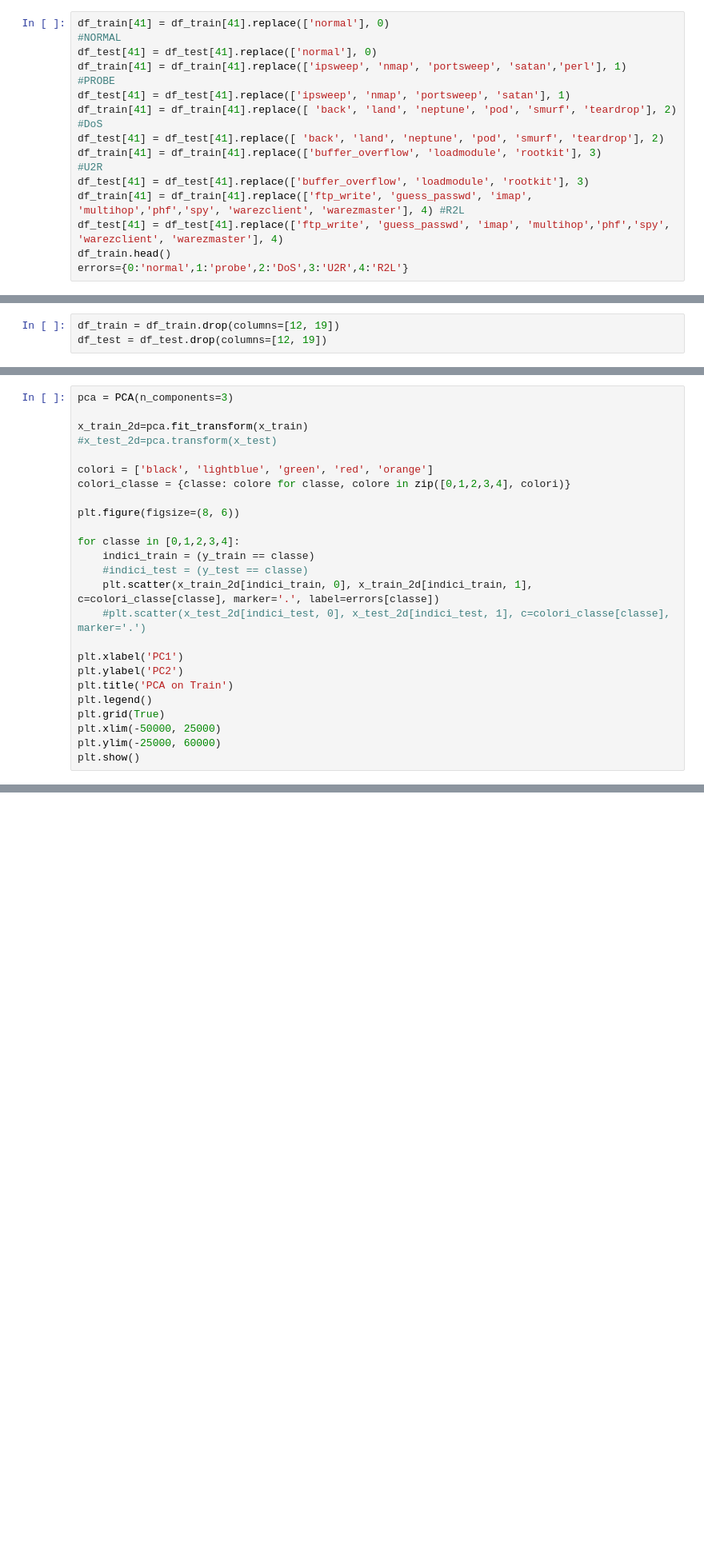
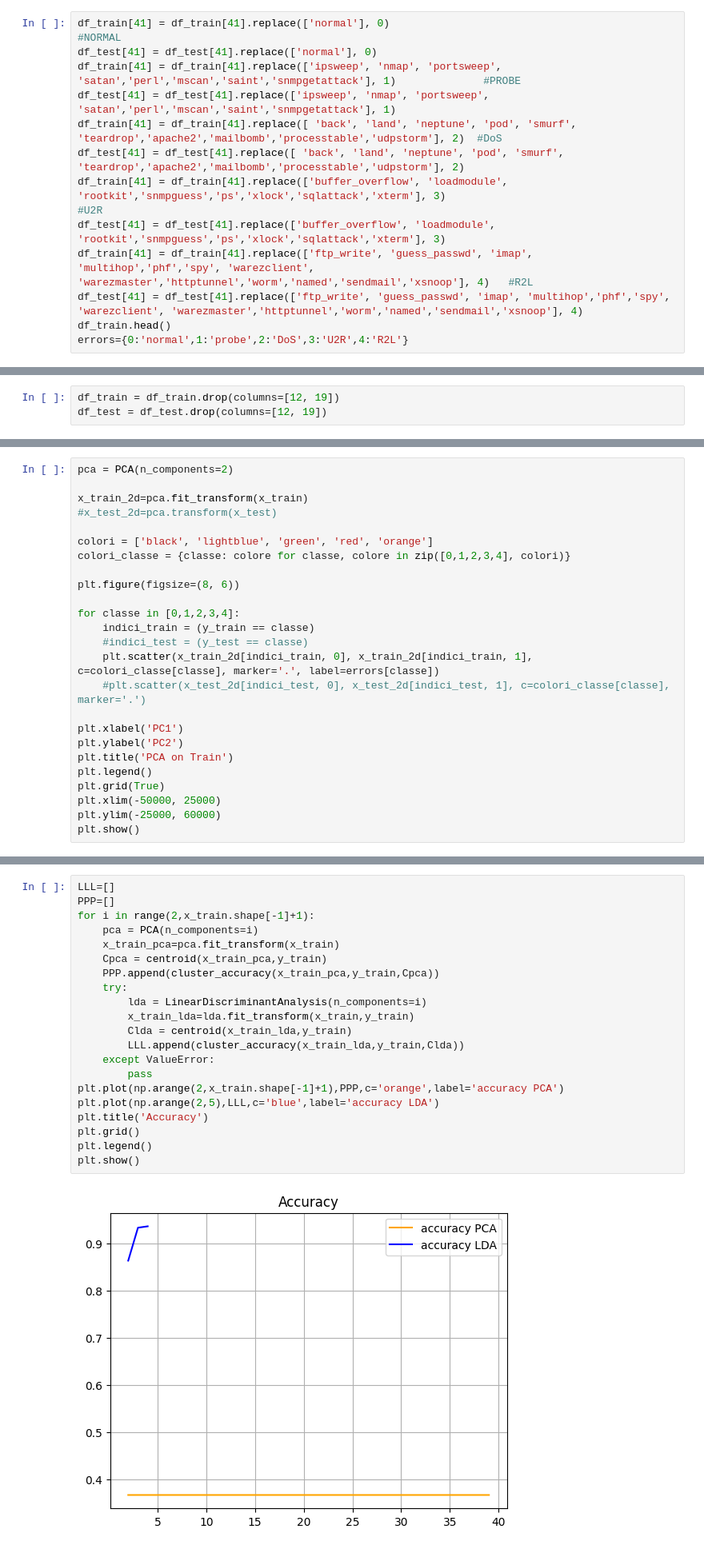
Before and after one commit to NicolaP00/Cybersecurity_model, a Jupyter notebook: Cyber.ipynb, the cells around one changed output, grey strips where cells are left out. Shown at 80% size. Cells and saved outputs as stored; diff of their text form; blank space fills up the shorter version.

```diff
--- a/Cyber.ipynb
+++ b/Cyber.ipynb
@@ -79,16 +126,16 @@ df_train.head()
 | 4 | 0 | tcp | http | SF | 199 | 420 | 0 | 0 | 0 | 0 | ... | ... |
 5 rows × 42 columns
 # %%
-df_train[41] = df_train[41].replace(['normal'], 0)                                                                                  #NORMAL
+df_train[41] = df_train[41].replace(['normal'], 0)                                                                                    #NORMAL
 df_test[41] = df_test[41].replace(['normal'], 0)
-df_train[41] = df_train[41].replace(['ipsweep', 'nmap', 'portsweep', 'satan','perl'], 1)                                            #PROBE
-df_test[41] = df_test[41].replace(['ipsweep', 'nmap', 'portsweep', 'satan'], 1)
-df_train[41] = df_train[41].replace([ 'back', 'land', 'neptune', 'pod', 'smurf', 'teardrop'], 2)                                    #DoS
-df_test[41] = df_test[41].replace([ 'back', 'land', 'neptune', 'pod', 'smurf', 'teardrop'], 2)
-df_train[41] = df_train[41].replace(['buffer_overflow', 'loadmodule', 'rootkit'], 3)                                                #U2R
-df_test[41] = df_test[41].replace(['buffer_overflow', 'loadmodule', 'rootkit'], 3)
-df_train[41] = df_train[41].replace(['ftp_write', 'guess_passwd', 'imap', 'multihop','phf','spy', 'warezclient', 'warezmaster'], 4) #R2L
-df_test[41] = df_test[41].replace(['ftp_write', 'guess_passwd', 'imap', 'multihop','phf','spy', 'warezclient', 'warezmaster'], 4)
+df_train[41] = df_train[41].replace(['ipsweep', 'nmap', 'portsweep', 'satan','perl','mscan','saint','snmpgetattack'], 1)              #PROBE
+df_test[41] = df_test[41].replace(['ipsweep', 'nmap', 'portsweep', 'satan','perl','mscan','saint','snmpgetattack'], 1)
+df_train[41] = df_train[41].replace([ 'back', 'land', 'neptune', 'pod', 'smurf', 'teardrop','apache2','mailbomb','processtable','udpstorm'], 2)  #DoS
+df_test[41] = df_test[41].replace([ 'back', 'land', 'neptune', 'pod', 'smurf', 'teardrop','apache2','mailbomb','processtable','udpstorm'], 2)
+df_train[41] = df_train[41].replace(['buffer_overflow', 'loadmodule', 'rootkit','snmpguess','ps','xlock','sqlattack','xterm'], 3)                                                  #U2R
+df_test[41] = df_test[41].replace(['buffer_overflow', 'loadmodule', 'rootkit','snmpguess','ps','xlock','sqlattack','xterm'], 3)
+df_train[41] = df_train[41].replace(['ftp_write', 'guess_passwd', 'imap', 'multihop','phf','spy', 'warezclient', 'warezmaster','httptunnel','worm','named','sendmail','xsnoop'], 4)   #R2L
+df_test[41] = df_test[41].replace(['ftp_write', 'guess_passwd', 'imap', 'multihop','phf','spy', 'warezclient', 'warezmaster','httptunnel','worm','named','sendmail','xsnoop'], 4)
 df_train.head()
 errors={0:'normal',1:'probe',2:'DoS',3:'U2R',4:'R2L'}
 # %%
@@ -140,7 +187,7 @@ print(y_train)
  [0.0e+00 1.0e+00 2.0e+01 ... 0.0e+00 0.0e+00 0.0e+00]]
 [0 0 2 ... 0 2 0]
 # %%
-pca = PCA(n_components=3)
+pca = PCA(n_components=2)
 
 x_train_2d=pca.fit_transform(x_train)
 #x_test_2d=pca.transform(x_test)
@@ -191,3 +238,26 @@ plt.grid(True)
 plt.show()
 # %% [output]
 [figure]
+# %%
+LLL=[]
+PPP=[]
+for i in range(2,x_train.shape[-1]+1):
+    pca = PCA(n_components=i)
+    x_train_pca=pca.fit_transform(x_train)
+    Cpca = centroid(x_train_pca,y_train)
+    PPP.append(cluster_accuracy(x_train_pca,y_train,Cpca))
+    try:
+        lda = LinearDiscriminantAnalysis(n_components=i)
+        x_train_lda=lda.fit_transform(x_train,y_train)
+        Clda = centroid(x_train_lda,y_train)
+        LLL.append(cluster_accuracy(x_train_lda,y_train,Clda))
+    except ValueError:
+        pass
+plt.plot(np.arange(2,x_train.shape[-1]+1),PPP,c='orange',label='accuracy PCA')
+plt.plot(np.arange(2,5),LLL,c='blue',label='accuracy LDA')
+plt.title('Accuracy')
+plt.grid()
+plt.legend()
+plt.show()
+# %% [output]
+[figure, added]
```
Also changed, not shown: parts of 9 cells of this notebook.
